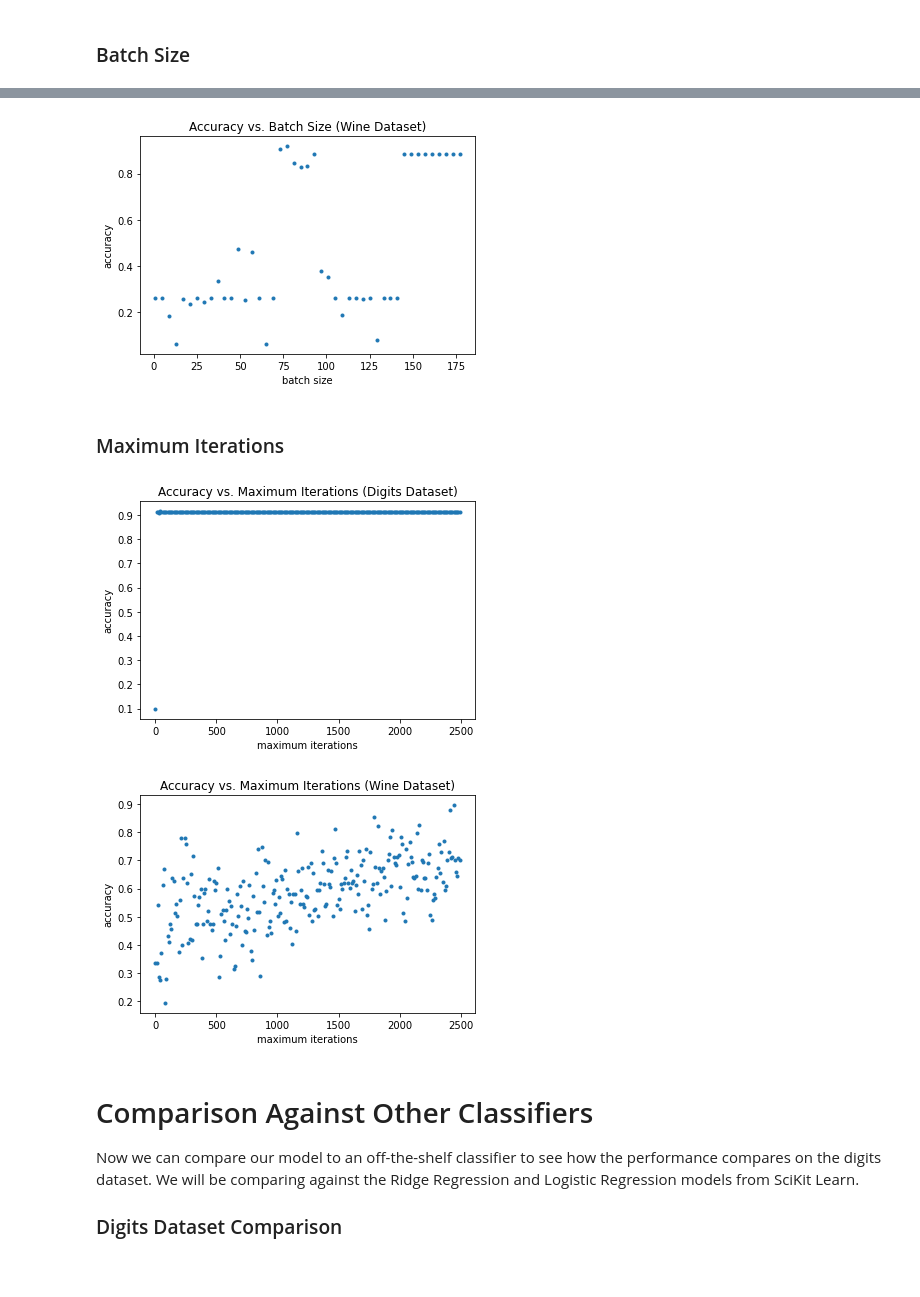
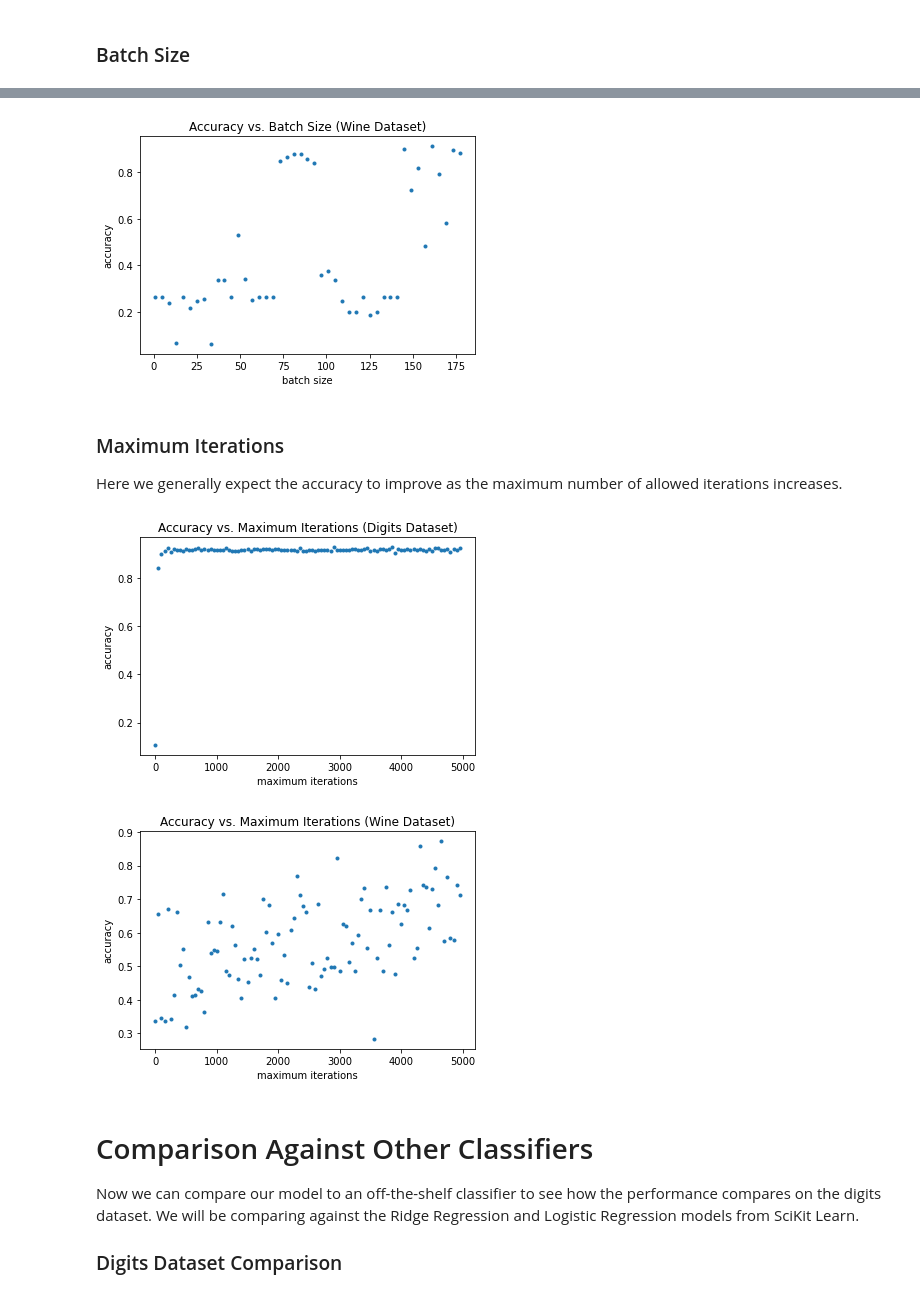
Before and after one commit to PaulHooley/ML_P2, a Jupyter notebook: SoftmaxRegression.ipynb, the cells around one changed output, grey strips where cells are left out. Saved outputs shown, nothing was run; the diff lists cells and outputs as text; code cells hidden in the pictures.

```diff
--- a/SoftmaxRegression.ipynb
+++ b/SoftmaxRegression.ipynb
@@ -353,7 +362,7 @@ momentums = np.linspace(0, 0.99, 50)
 
 for momentum in momentums:
     # using the hyper-parameter values obtained from grid search
-    accuracy = calculate_model_accuracy(x, y, C, 0.0001, momentum, x.shape[0])
+    accuracy = calculate_model_accuracy(x, y, C, wine_learning_rate, momentum, wine_batch_size)
     wine_accuracies.append(accuracy)
 
 # plot for accuracy vs. momentum on wine dataset
@@ -378,11 +387,11 @@ x, y = digits.data, digits.target
 
 C = 10
 digits_accuracies = []
-batch_sizes = range(1, x.shape[0], 16)
+batch_sizes = range(1, x.shape[0], 32)
 
 for batch_size in batch_sizes:
     # using the hyper-parameter values obtained from grid search
-    accuracy = calculate_model_accuracy(x, y, C, 0.0001, 0.549, batch_size)
+    accuracy = calculate_model_accuracy(x, y, C, digits_learning_rate, digits_momentum, batch_size)
     digits_accuracies.append(accuracy)
 
 # plot for accuracy vs. batch size on digits dataset
@@ -403,7 +412,7 @@ batch_sizes = range(1, x.shape[0], 4)
 
 for batch_size in batch_sizes:
     # using the hyper-parameter values obtained from grid search
-    accuracy = calculate_model_accuracy(x, y, C, 0.0001, 0.892, batch_size)
+    accuracy = calculate_model_accuracy(x, y, C, wine_learning_rate, wine_momentum, batch_size)
     wine_accuracies.append(accuracy)
 
 # plot for accuracy vs. batch size on wine dataset
@@ -413,9 +422,11 @@ plt.xlabel('batch size')
 plt.ylabel('accuracy')
 plt.show()
 # %% [output]
-[figure, old version]
+[figure, new version]
-# %% [markdown]
-### Maximum Iterations
+# %% [markdown]
+### Maximum Iterations
+
+Here we generally expect the accuracy to improve as the maximum number of allowed iterations increases.
 # %%
 from sklearn.datasets import load_digits
 from sklearn.datasets import load_wine
@@ -428,11 +439,11 @@ x, y = digits.data, digits.target
 
 C = 10
 digits_accuracies = []
-max_iterations = range(1, 2500, 10)
+max_iterations = range(1, 5000, 50)
 
 for max_iters in max_iterations:
     # using the hyper-parameter values obtained from grid search
-    accuracy = calculate_model_accuracy(x, y, C, 0.0001, 0.549, 321, max_iters=max_iters)
+    accuracy = calculate_model_accuracy(x, y, C, digits_learning_rate, digits_momentum, digits_batch_size, max_iters)
     digits_accuracies.append(accuracy)
 
 # plot for accuracy vs. max iters on digits dataset
@@ -442,28 +453,28 @@ plt.xlabel('maximum iterations')
 plt.ylabel('accuracy')
 plt.show()
 # %% [output]
-[figure, old version]
+[figure, new version]
 # %%
 wine = load_wine()
 x, y = wine.data, wine.target
 
 C = 3
 wine_accuracies = []
-max_iterations = range(1, 2500, 10)
+max_iterations = range(1, 5000, 50)
 
 for max_iters in max_iterations:
     # using the hyper-parameter values obtained from grid search
-    accuracy = calculate_model_accuracy(x, y, C, 0.0001, 0.892, x.shape[0], max_iters=max_iters)
+    accuracy = calculate_model_accuracy(x, y, C, wine_learning_rate, wine_momentum, wine_batch_size, max_iters)
     wine_accuracies.append(accuracy)
 
 # plot for accuracy vs. maximum iterations on wine dataset
 plt.plot(max_iterations, wine_accuracies, '.')
 plt.title('Accuracy vs. Maximum Iterations (Wine Dataset)')
 plt.xlabel('maximum iterations')
 plt.ylabel('accuracy')
 plt.show()
 # %% [output]
-[figure, old version]
+[figure, new version]
 # %% [markdown]
 # Comparison Against Other Classifiers
 
```
Also changed, not shown: parts of 15 cells of this notebook, 1 other file.
